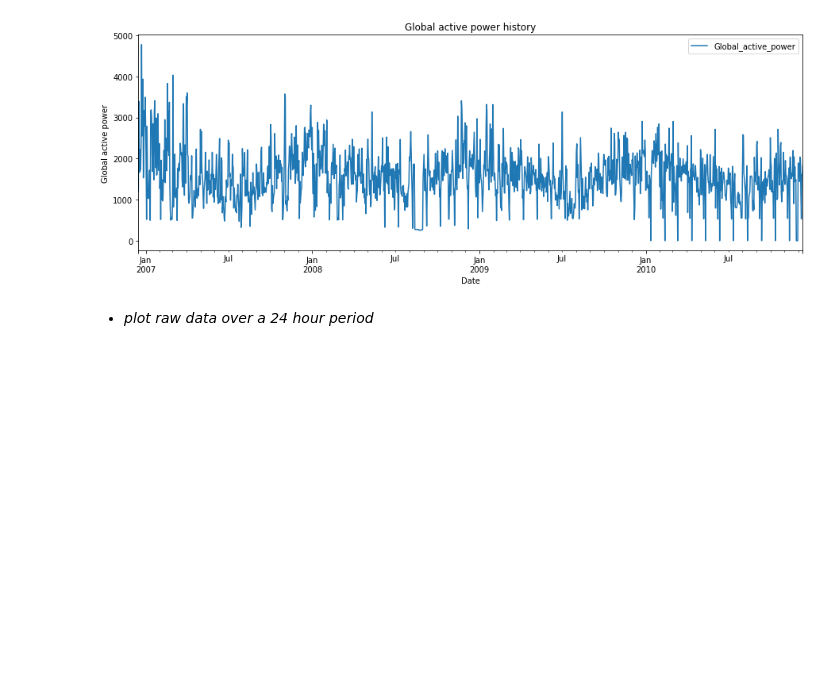
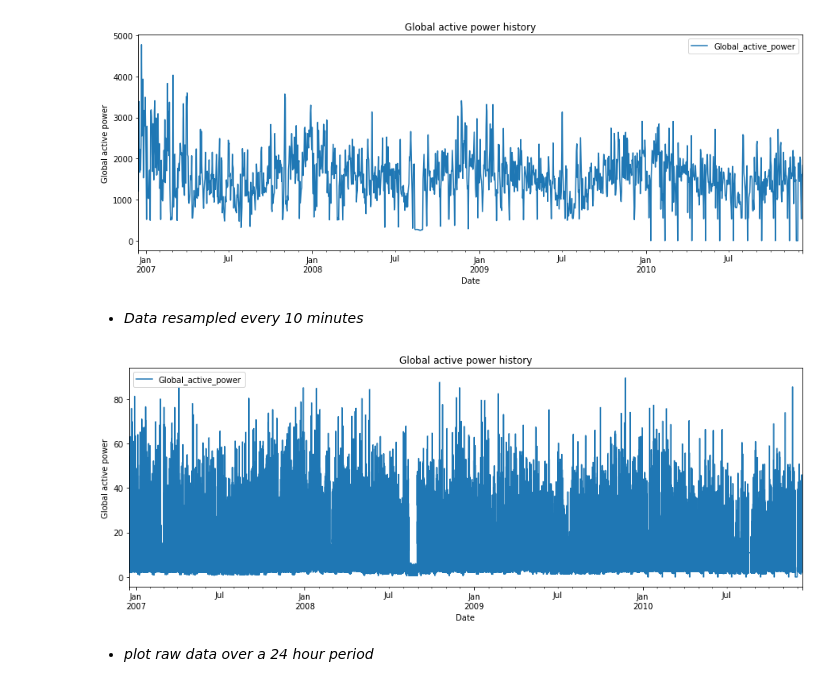
Before and after one commit to RitwickRoy/Machine_Learning_Notebooks, a Jupyter notebook: HouseholdPowerConsumption_LSTM.ipynb, the cells around one changed output. Cells and saved outputs as stored; diff of their text form; code cells hidden in the pictures; blank space fills up the shorter version.

```diff
--- a/HouseholdPowerConsumption_LSTM.ipynb
+++ b/HouseholdPowerConsumption_LSTM.ipynb
@@ -218,18 +223,22 @@ Daily = hhpc_rsmpl.resample('D').sum()
 Weekly_avg = hhpc_rsmpl.resample('W').mean()
 Hourly_avg = hhpc_rsmpl.resample('H').mean()
 Daily_avg = hhpc_rsmpl.resample('D').mean()
+Min10_avg = hhpc_rsmpl.resample('10min').mean()
 # %%
 Weekly['Voltage_avg'] = Weekly_avg['Voltage']
 Hourly['Voltage_avg'] = Hourly_avg['Voltage']
 Daily['Voltage_avg'] = Daily_avg['Voltage']
+Min10['Voltage_avg'] = Min10_avg['Voltage']
 # %%
 Weekly_plt = Weekly.copy()
 Hourly_plt = Hourly.copy()
 Daily_plt = Daily.copy()
+Min10_plt = Min10.copy()
 # %%
 Weekly_plt['Date_s'] = Weekly.index
 Hourly_plt['Date_s'] = Hourly.index
 Daily_plt['Date_s'] = Daily.index
+Min10_plt['Date_s'] = Min10.index
 # %% [markdown]
 * *Weekly pattern*
 # %%
@@ -318,6 +327,16 @@ fig.set(title='Global active power history')
 plt.show(fig)
 # %% [output]
 [figure]
+# %% [markdown]
+* *Data resampled every 10 minutes*
+# %%
+fig = Min10_plt.plot(x='Date_s',y='Global_active_power', kind='line', figsize=(15,5))
+fig.set(xlabel='Date')
+fig.set(ylabel='Global active power')
+fig.set(title='Global active power history')
+plt.show(fig)
+# %% [output]
+[figure, added]
 # %% [markdown]
 * *plot raw data over a 24 hour period*
 # %%
```
Also changed, not shown: parts of 55 cells of this notebook.
